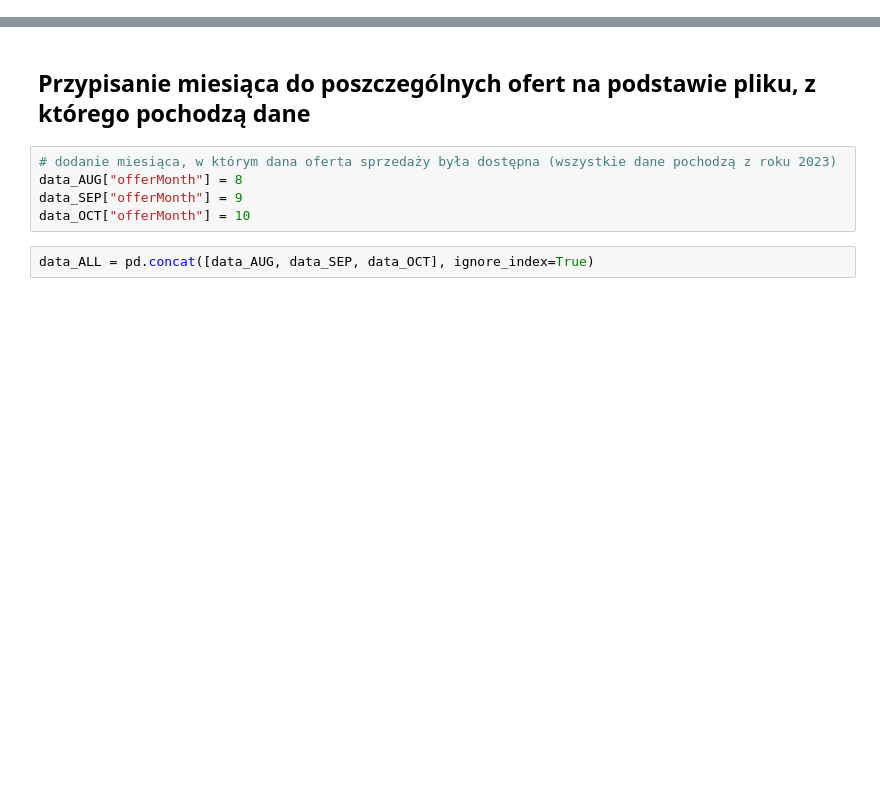
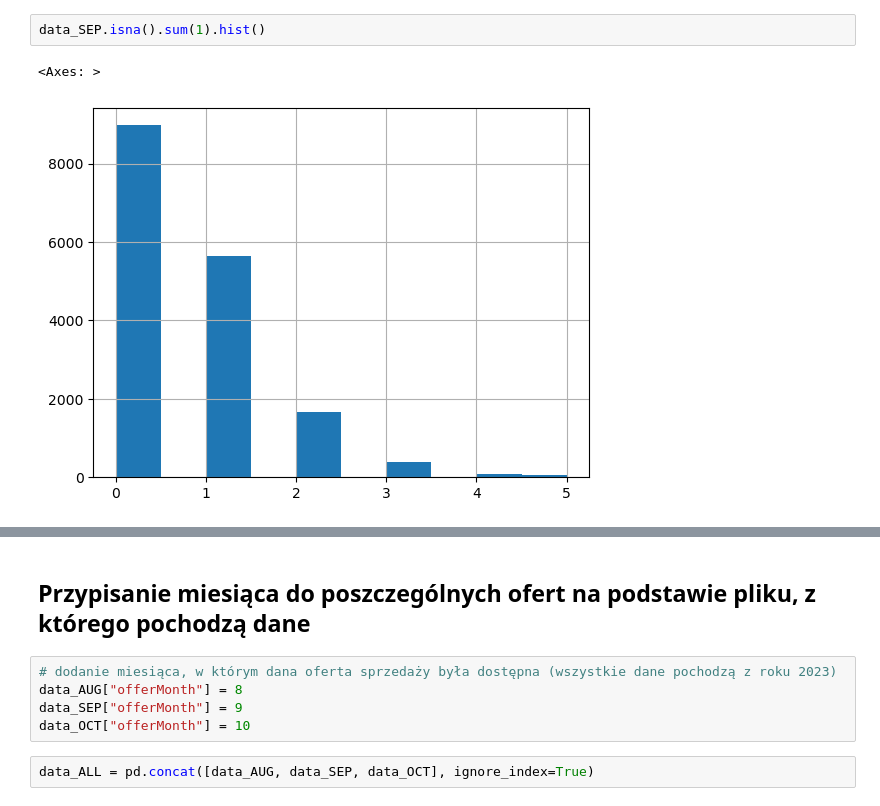
Before and after one commit to Roger1121/FlatAI, a Jupyter notebook: DataProcessing.ipynb, the cells around one changed output, grey strips where cells are left out. Cells and saved outputs as stored; diff of their text form; blank space fills up the shorter version.

```diff
--- a/DataProcessing.ipynb
+++ b/DataProcessing.ipynb
@@ -0,0 +75,5 @@
+# %%
+data_SEP.isna().sum(1).hist()
+# %% [output]
+<Axes: >
+[figure, added]
```
Also changed, not shown: parts of 9 cells of this notebook.
